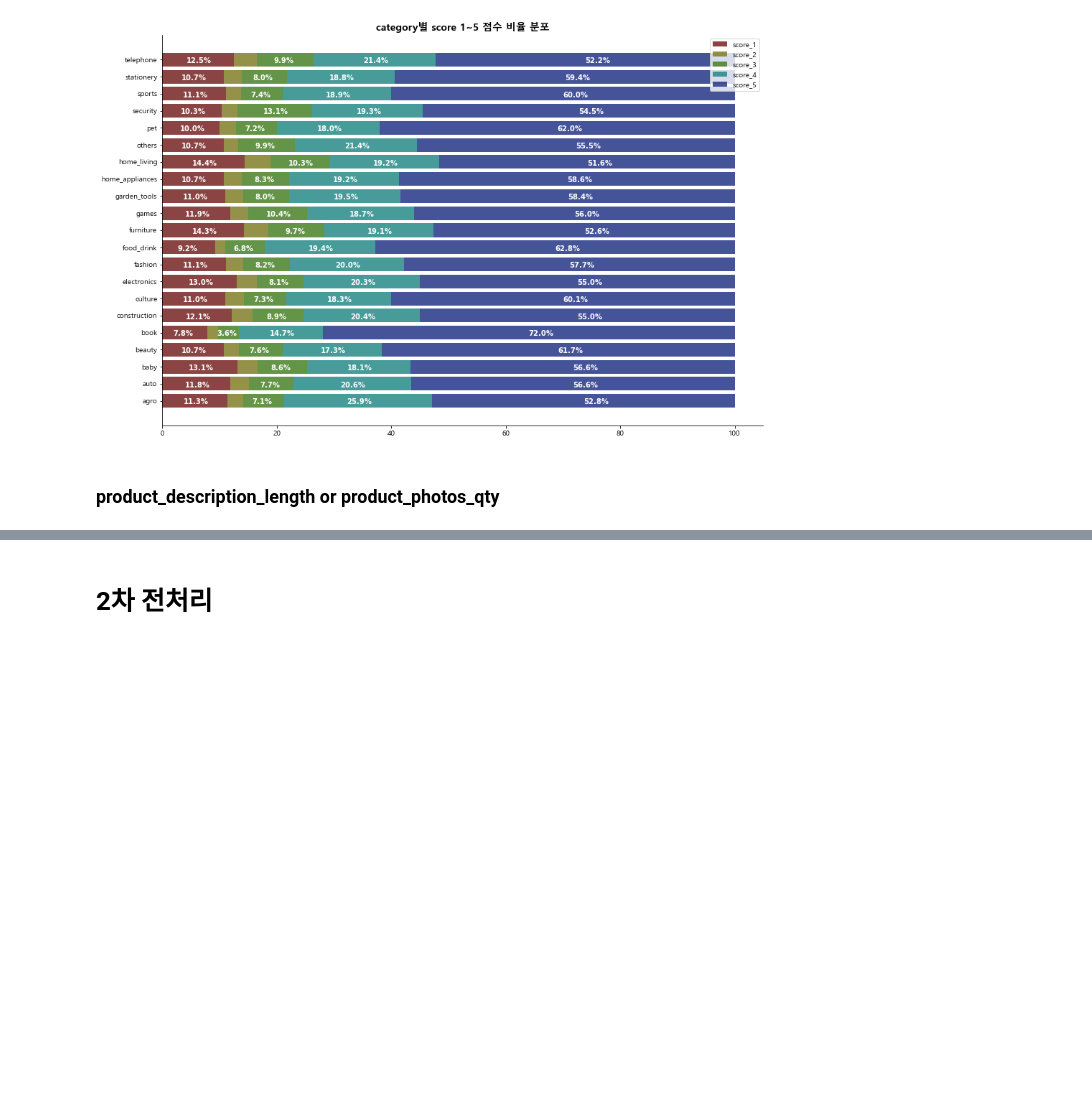
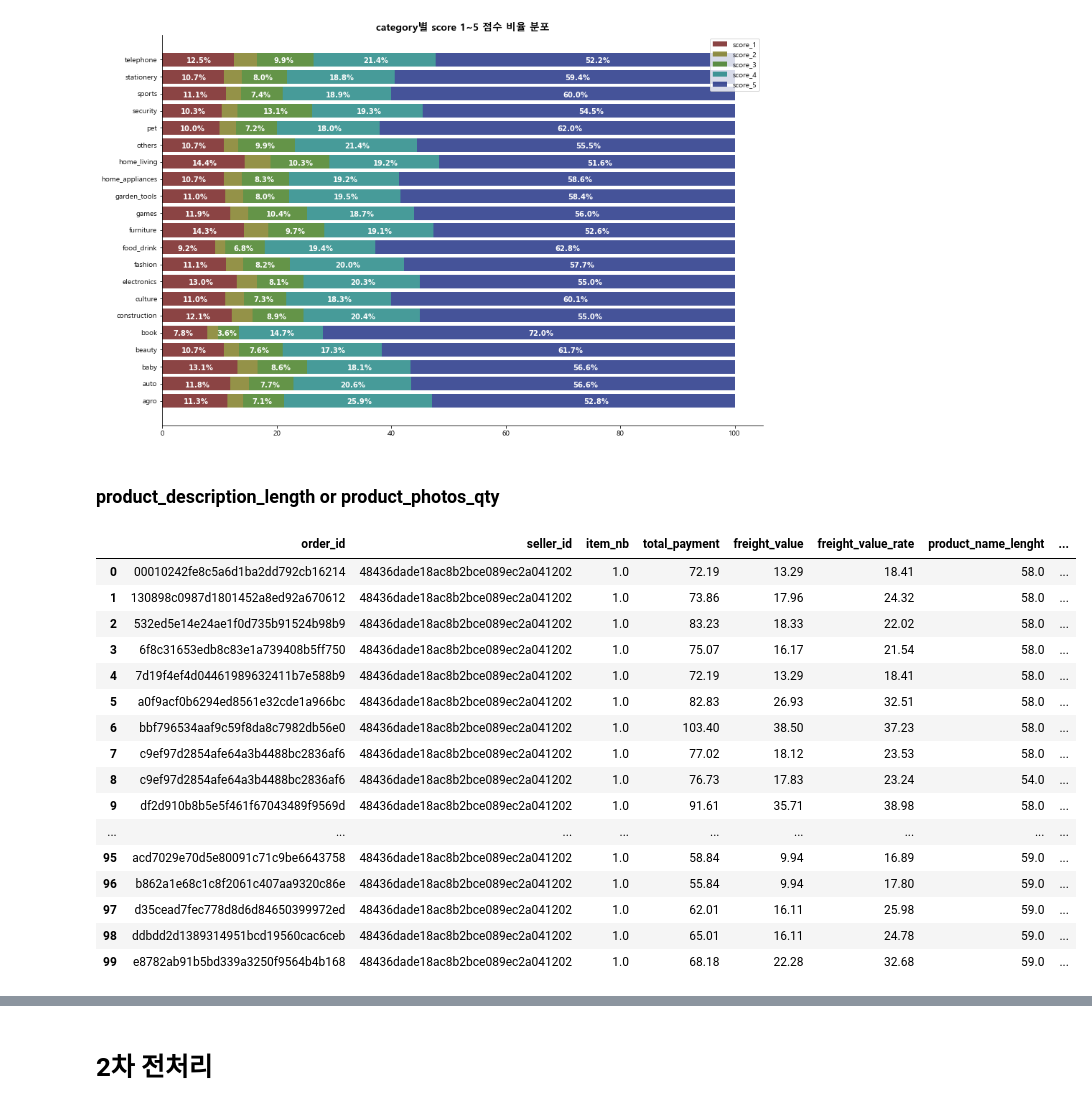
Before and after one commit to changyong93/project_Brazilian-E-Commerce-Public-Dataset-by-Olist, a Jupyter notebook: preprocessing and feature engineering.ipynb, the cells around one changed output, grey strips where cells are left out. Cells and saved outputs as stored; diff of their text form; code cells hidden in the pictures; blank space fills up the shorter version.

```diff
--- a/preprocessing and feature engineering.ipynb
+++ b/preprocessing and feature engineering.ipynb
@@ -1126,6 +1132,26 @@ plt.show()
 [figure]
 # %% [markdown]
 ### product_description_length or product_photos_qty
+# %%
+df.head(100)
+# %% [output]
+|  | order_id | seller_id | item_nb | total_payment | freight_value | freight_value_rate | product_name_lenght | ... |
+| 0 | 00010242fe8c5a6d1ba2dd792cb16214 | 48436dade18ac8b2bce089ec2a041202 | 1.0 | 72.19 | 13.29 | 18.41 | 58.0 | ... |
+| 1 | 130898c0987d1801452a8ed92a670612 | 48436dade18ac8b2bce089ec2a041202 | 1.0 | 73.86 | 17.96 | 24.32 | 58.0 | ... |
+| 2 | 532ed5e14e24ae1f0d735b91524b98b9 | 48436dade18ac8b2bce089ec2a041202 | 1.0 | 83.23 | 18.33 | 22.02 | 58.0 | ... |
+| 3 | 6f8c31653edb8c83e1a739408b5ff750 | 48436dade18ac8b2bce089ec2a041202 | 1.0 | 75.07 | 16.17 | 21.54 | 58.0 | ... |
+| 4 | 7d19f4ef4d04461989632411b7e588b9 | 48436dade18ac8b2bce089ec2a041202 | 1.0 | 72.19 | 13.29 | 18.41 | 58.0 | ... |
+| 5 | a0f9acf0b6294ed8561e32cde1a966bc | 48436dade18ac8b2bce089ec2a041202 | 1.0 | 82.83 | 26.93 | 32.51 | 58.0 | ... |
+| 6 | bbf796534aaf9c59f8da8c7982db56e0 | 48436dade18ac8b2bce089ec2a041202 | 1.0 | 103.40 | 38.50 | 37.23 | 58.0 | ... |
+| 7 | c9ef97d2854afe64a3b4488bc2836af6 | 48436dade18ac8b2bce089ec2a041202 | 1.0 | 77.02 | 18.12 | 23.53 | 58.0 | ... |
+| 8 | c9ef97d2854afe64a3b4488bc2836af6 | 48436dade18ac8b2bce089ec2a041202 | 1.0 | 76.73 | 17.83 | 23.24 | 54.0 | ... |
+| 9 | df2d910b8b5e5f461f67043489f9569d | 48436dade18ac8b2bce089ec2a041202 | 1.0 | 91.61 | 35.71 | 38.98 | 58.0 | ... |
+| ... | ... | ... | ... | ... | ... | ... | ... | ... |
+| 95 | acd7029e70d5e80091c71c9be6643758 | 48436dade18ac8b2bce089ec2a041202 | 1.0 | 58.84 | 9.94 | 16.89 | 59.0 | ... |
+| 96 | b862a1e68c1c8f2061c407aa9320c86e | 48436dade18ac8b2bce089ec2a041202 | 1.0 | 55.84 | 9.94 | 17.80 | 59.0 | ... |
+| 97 | d35cead7fec778d8d6d84650399972ed | 48436dade18ac8b2bce089ec2a041202 | 1.0 | 62.01 | 16.11 | 25.98 | 59.0 | ... |
+| 98 | ddbdd2d1389314951bcd19560cac6ceb | 48436dade18ac8b2bce089ec2a041202 | 1.0 | 65.01 | 16.11 | 24.78 | 59.0 | ... |
+| 99 | e8782ab91b5bd339a3250f9564b4b168 | 48436dade18ac8b2bce089ec2a041202 | 1.0 | 68.18 | 22.28 | 32.68 | 59.0 | ... |
 # %%
 fig,ax = plt.subplots(1,2, figsize = (15,8))
 
```
Also changed, not shown: parts of 22 cells of this notebook.
